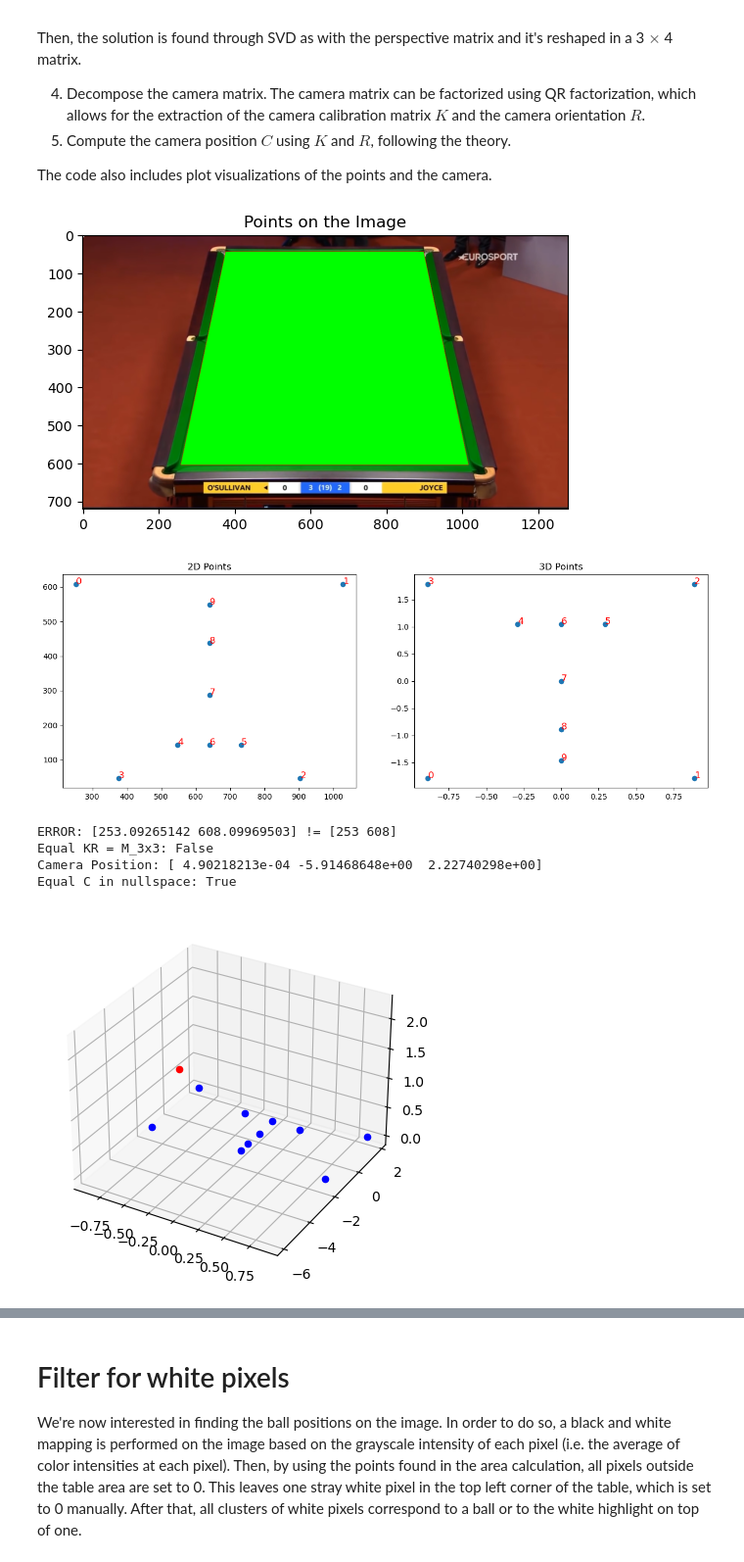
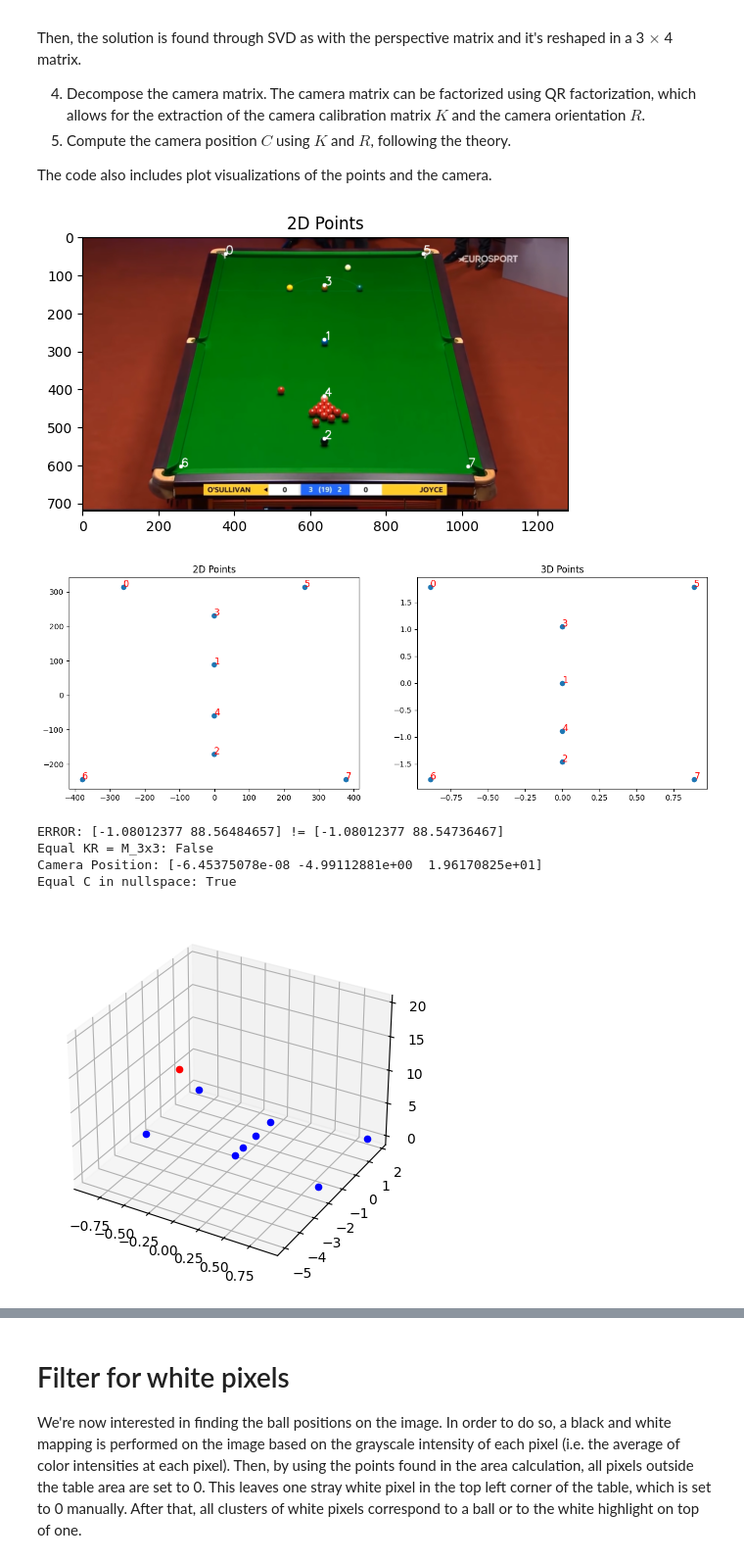
Before and after one commit to SamuelCorecco/Computer_Vision_Project, a Jupyter notebook: Task2.ipynb, the cells around one changed output, grey strips where cells are left out. Shown at 98% size. Drawn from its saved outputs; the diff is of its cells as text; code cells hidden in the pictures.

```diff
--- a/Task2.ipynb
+++ b/Task2.ipynb
@@ -610,6 +610,8 @@ DEBUG = True
 A_2 = (0,0)
 B_2 = (middle_x, middle_y)
 C_2 = (middle_x, middle_y + 1.4605)
+E_2 = (middle_x, middle_y - 1.0475)          # brown
+F_2 = (middle_x, middle_y + 0.89225)         # pink
 D_2 = (1.778,0)
 A = (0,3.569)
 B = (1.778,3.569 )
@@ -618,6 +620,8 @@ world_coords = np.array([
     A_2,
     B_2,
     C_2,
+    E_2,
+    F_2,
     D_2,
     A,
     B,
@@ -626,14 +630,19 @@ world_coords = np.array([
 pixel_coords = apply_transformation_to_points(world_coords, M)
 
 # Adjust pixel coordinates
-pixel_coords[3][1] = pixel_coords[3][1] + 5
-pixel_coords[0][1] = pixel_coords[0][1] + 5
 pixel_coords[2][1] = pixel_coords[2][1] - 2
 pixel_coords[1][1] = pixel_coords[1][1] - 2
+pixel_coords[3][1] = pixel_coords[3][1] - 2
+pixel_coords[4][1] = pixel_coords[4][1] - 2
+
+output_image = image_rgb.copy()
+for i, point in enumerate(pixel_coords):
+    cv2.circle(output_image, (int(point[0]), int(point[1])), 5, (255, 255, 255), -1)
+    cv2.putText(output_image, str(i), (int(point[0]), int(point[1])), cv2.FONT_HERSHEY_SIMPLEX, 1, (255, 255, 255), 2)
 
 plt.imshow(output_image)
-plt.title('Points on the Image')
-plt.show()
+plt.title('2D Points')
+
 
 # Make the world coordinates 3D, so add Z 0.8 for the table and 0.8 + 0.02625
 TABLE_HEIGHT = 0.0
@@ -643,6 +652,8 @@ world_coords_3d = np.array([
     [A_2[0], A_2[1], TABLE_HEIGHT],
     [B_2[0], B_2[1], TABLE_HEIGHT + BALL_RADIUS*2],
     [C_2[0], C_2[1], TABLE_HEIGHT + BALL_RADIUS*2],
+    [E_2[0], E_2[1], TABLE_HEIGHT + BALL_RADIUS*2],
+    [F_2[0], F_2[1], TABLE_HEIGHT + BALL_RADIUS*2],
     [D_2[0], D_2[1], TABLE_HEIGHT],
     [A[0], A[1], TABLE_HEIGHT],
     [B[0], B[1], TABLE_HEIGHT],
@@ -660,9 +671,9 @@ world_coords_3d[:, 1] = -world_coords_3d[:, 1]
 ####################
 #######NICKY########
 ####################
-world_coords_3d = np.array([[-0.889, -1.7845, 0.03], [0.889, -1.7845, 0.03], [0.889,  1.7845, 0.03], [-0.889,  1.7845, 0.03], [-0.292, 1.0475, 0], [0.292, 1.0475, 0],
-    [0, 1.0475, 0], [0, 0, 0], [0,-0.89225, 0], [0,-1.4605, 0]])
-pixel_coords =  np.array([[253, 608], [1027, 608], [904,  47], [376,  47], [548, 143], [732, 143], [640, 143], [640, 287], [640, 437], [640, 549]])
+# world_coords_3d = np.array([[-0.889, -1.7845, 0.03], [0.889, -1.7845, 0.03], [0.889,  1.7845, 0.03], [-0.889,  1.7845, 0.03], [-0.292, 1.0475, 0], [0.292, 1.0475, 0],
+#     [0, 1.0475, 0], [0, 0, 0], [0,-0.89225, 0], [0,-1.4605, 0]])
+# pixel_coords =  np.array([[253, 608], [1027, 608], [904,  47], [376,  47], [548, 143], [732, 143], [640, 143], [640, 287], [640, 437], [640, 549]])
 ###################
 ###################
 
@@ -733,37 +744,39 @@ if DEBUG:
 
 # Compute camera position
 def compute_camera_position(M):
     M_3x3 = M[:, :3]
     M_4 = M[:, 3]
     C = -np.linalg.inv(M_3x3).dot(M_4)
     return C
 C = compute_camera_position(M_camera)
 
 print(f'Camera Position: {C}')
 
 if DEBUG:
     # check if C is in the nullspace of the P
     print(f'Equal C in nullspace: {np.allclose(M_camera.dot(np.array([C[0], C[1], C[2], 1])), 0)}')
 
 # Plot camera position and world coordinates in 3D
 fig = plt.figure()
 ax = fig.add_subplot(111, projection='3d')
 ax.scatter(C[0], C[1], C[2], c='r', marker='o')
 for i in range(len(world_coords_3d)):
     ax.scatter(world_coords_3d[i][0], world_coords_3d[i][1], world_coords_3d[i][2], c='b', marker='o')
 plt.show()
 
 # Show only x and y in 2D
 fig, ax = plt.subplots()
 ax.scatter(C[0], C[1], c='r', marker='o')
 for i in range(len(world_coords_3d)):
     ax.scatter(world_coords_3d[i][0], world_coords_3d[i][1], c='b', marker='o')
 plt.show()
+
+# Camera Position: [ 4.90218213e-04 -5.91468648e+00  2.22740298e+00]
 # %% [output]
-[figure, old version]
+[figure, new version]
-[figure, old version]
+[figure, new version]
-ERROR: [253.09265142 608.09969503] != [253 608]
+ERROR: [-1.08012377 88.56484657] != [-1.08012377 88.54736467]
 Equal KR = M_3x3: False
-Camera Position: [ 4.90218213e-04 -5.91468648e+00  2.22740298e+00]
+Camera Position: [-6.45375078e-08 -4.99112881e+00  1.96170825e+01]
 Equal C in nullspace: True
-[figure, old version]
+[figure, new version]
```
Also changed, not shown: parts of 6 cells of this notebook.
